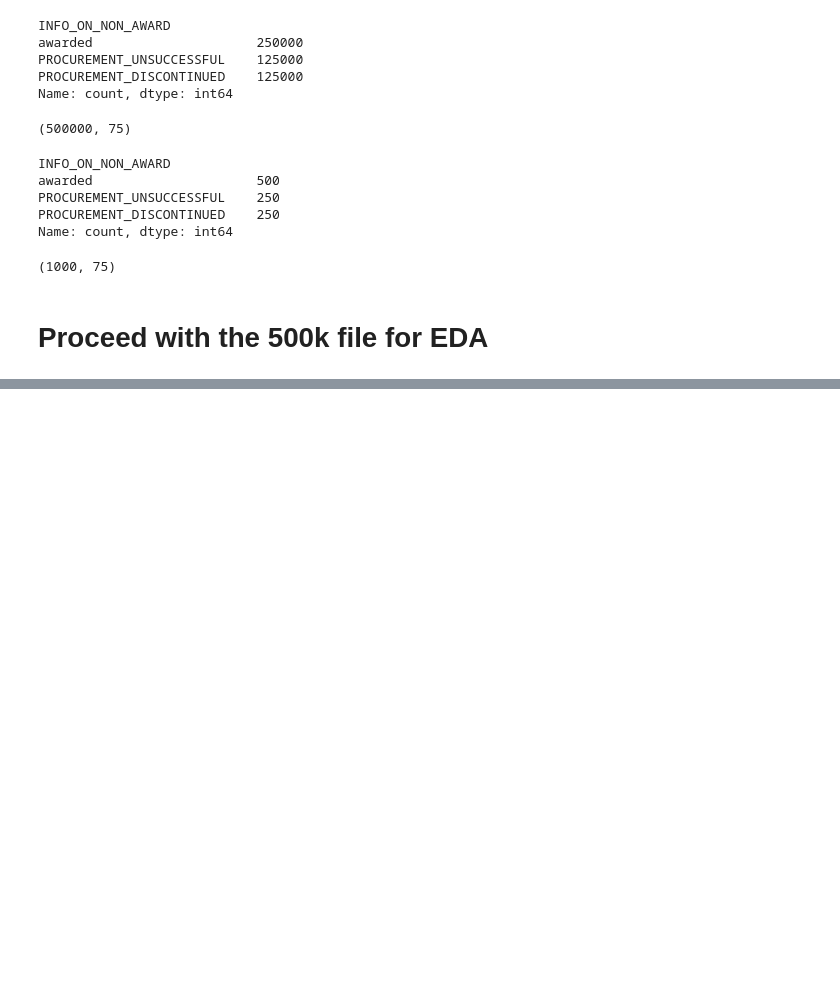
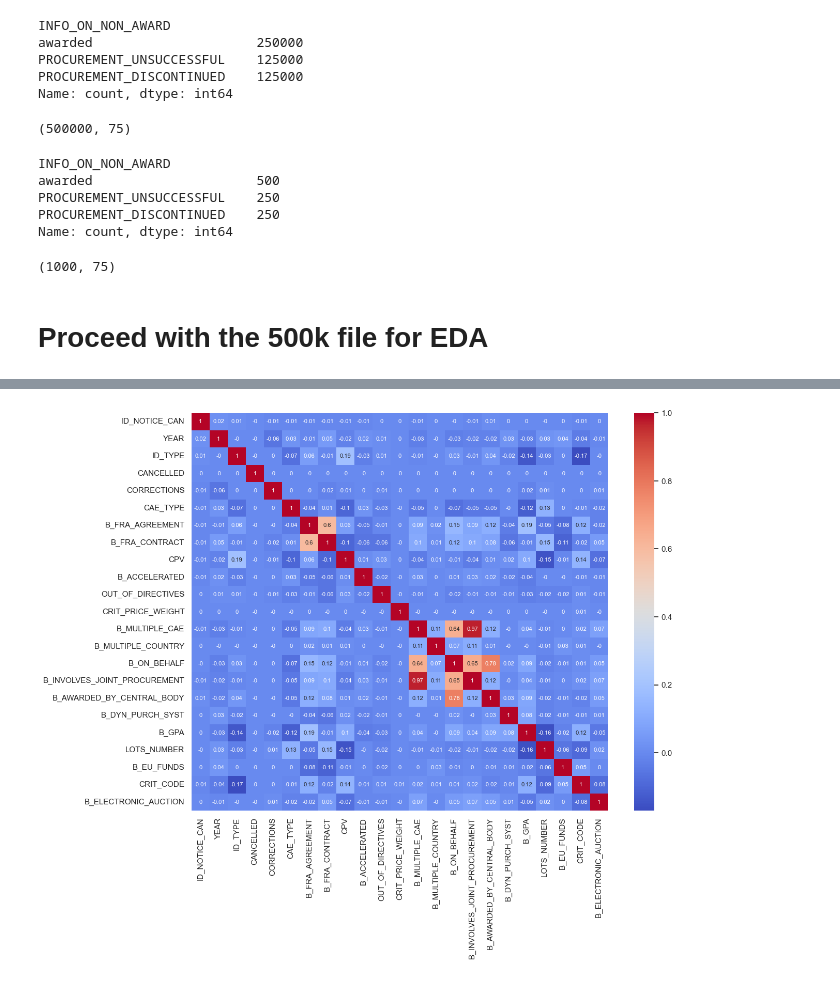
Before and after one commit to Tescoa00/radar.vectyfi, a Jupyter notebook: notebooks/aleimba_vectyfi_radar_eda.ipynb, the cells around one changed output, grey strips where cells are left out. Saved outputs shown, nothing was run; the diff lists cells and outputs as text; code cells hidden in the pictures; blank space fills up the shorter version.

Commit message:
preproc: preprocessing (feat select, duplicates, missing values, feature engineering (binary) up till OHE

```diff
--- a/notebooks/aleimba_vectyfi_radar_eda.ipynb
+++ b/notebooks/aleimba_vectyfi_radar_eda.ipynb
@@ -390,0 +957,8 @@ df_raw_all_balanced.shape
+# %%
+# convert 'LOTS_NUMBER' to int
+df_non_null.LOTS_NUMBER = df_non_null.LOTS_NUMBER.astype(int)
+# %%
+# remove all categorical features with >= 10 categories
+feat_categorical_nunique = df_non_null.select_dtypes(include=('str', 'object')).nunique()
+feat_categorical_large = list(feat_categorical_nunique[feat_categorical_nunique > 10].index)
+feat_categorical_large
@@ -390,0 +977,6 @@ df_raw_all_balanced.shape
+# %%
+# remove, except for 'ISO_COUNTRY_CODE' and 'MAIN_ACTIVITY' which I think are important features
+# but get also rid of 'XSD_VERSION' has nothing to do with tenders (just the version of the CSV file format)
+feat_categorical_large.remove('ISO_COUNTRY_CODE')
+feat_categorical_large.remove('MAIN_ACTIVITY')
+feat_categorical_large.append('XSD_VERSION')
@@ -390,0 +996,2 @@ df_raw_all_balanced.shape
+# %%
+df_non_null.drop(columns=feat_categorical_large, inplace=True)
@@ -390,0 +1036,5 @@ df_raw_all_balanced.shape
+# %%
+sns.set_theme(rc={"figure.figsize":(13, 10)})
+sns.heatmap(round(df_non_null.corr(numeric_only=True), 2), cmap="coolwarm", annot=True, annot_kws={"size":8});
+# %% [output]
+[figure, added]
```
Also changed, not shown: parts of 59 cells of this notebook.
